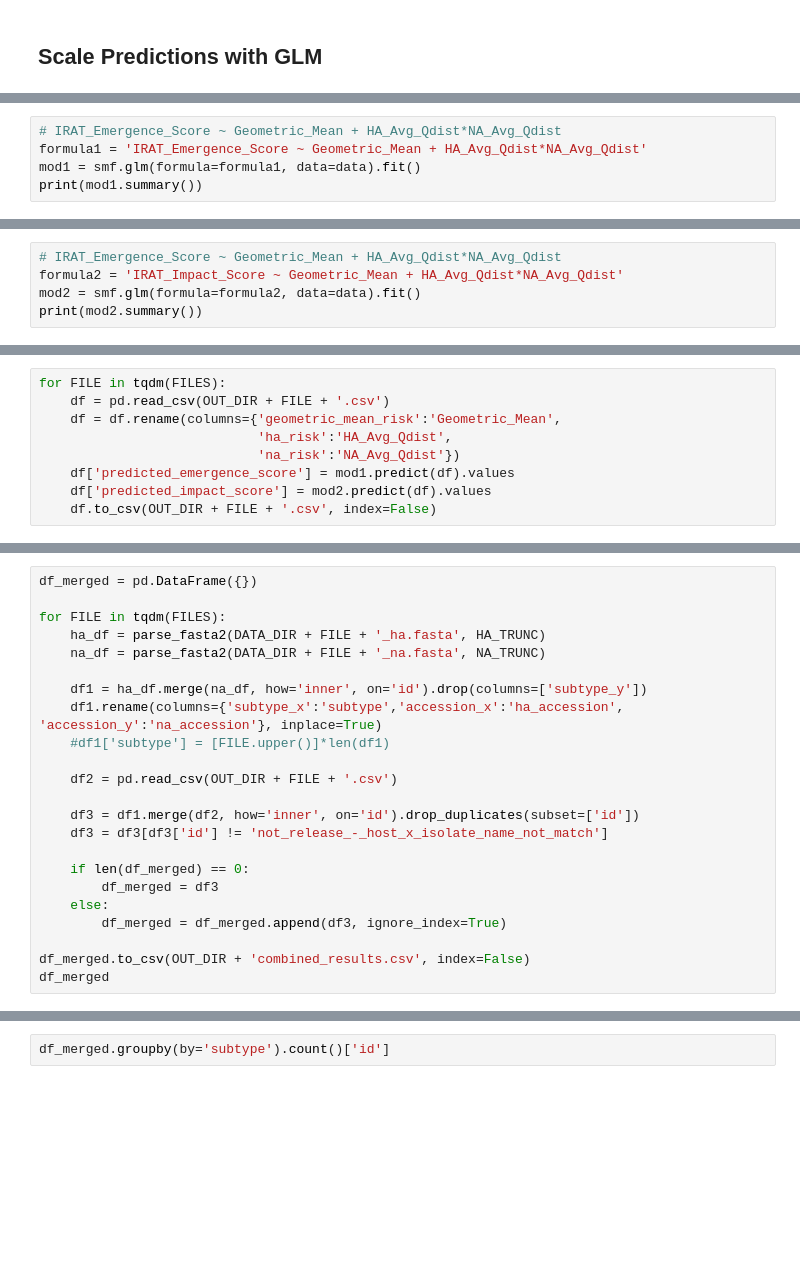
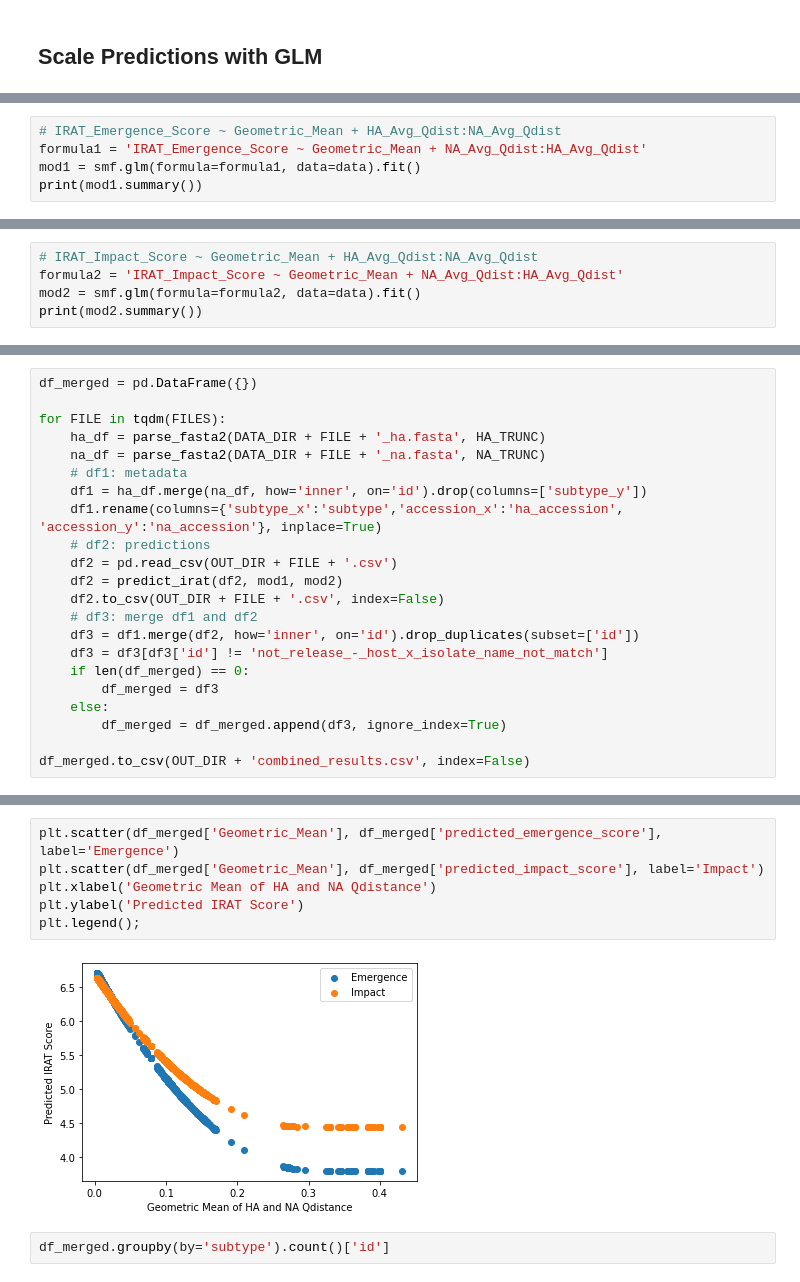
Before and after one commit to zeroknowledgediscovery/emergenet, a Jupyter notebook: irat_qnet/animal_predictions.ipynb, the cells around one changed output, grey strips where cells are left out. Drawn from its saved outputs; the diff is of its cells as text; blank space fills up the shorter version.

```diff
--- a/irat_qnet/animal_predictions.ipynb
+++ b/irat_qnet/animal_predictions.ipynb
@@ -122,6 +155,6 @@ data = data[(data['HA_Avg_Qdist'] > 0) & (data['NA_Avg_Qdist'] > 0)]
 # %%
-# IRAT_Emergence_Score ~ Geometric_Mean + HA_Avg_Qdist*NA_Avg_Qdist
-formula1 = 'IRAT_Emergence_Score ~ Geometric_Mean + HA_Avg_Qdist*NA_Avg_Qdist'
+# IRAT_Emergence_Score ~ Geometric_Mean + HA_Avg_Qdist:NA_Avg_Qdist
+formula1 = 'IRAT_Emergence_Score ~ Geometric_Mean + NA_Avg_Qdist:HA_Avg_Qdist'
 mod1 = smf.glm(formula=formula1, data=data).fit()
 print(mod1.summary())
 # %% [output]
@@ -147,7 +178,7 @@ HA_Avg_Qdist:NA_Avg_Qdist    54.2280     21.474      2.525      0.012      12.13
 =============================================================================================
 # %%
-# IRAT_Emergence_Score ~ Geometric_Mean + HA_Avg_Qdist*NA_Avg_Qdist
-formula2 = 'IRAT_Impact_Score ~ Geometric_Mean + HA_Avg_Qdist*NA_Avg_Qdist'
+# IRAT_Impact_Score ~ Geometric_Mean + HA_Avg_Qdist:NA_Avg_Qdist
+formula2 = 'IRAT_Impact_Score ~ Geometric_Mean + NA_Avg_Qdist:HA_Avg_Qdist'
 mod2 = smf.glm(formula=formula2, data=data).fit()
 print(mod2.summary())
 # %% [output]
@@ -173,10 +202 @@ HA_Avg_Qdist:NA_Avg_Qdist    68.5820     22.736      3.016      0.003      24.02
 =============================================================================================
-# %%
-for FILE in tqdm(FILES):
-    df = pd.read_csv(OUT_DIR + FILE + '.csv')
-    df = df.rename(columns={'geometric_mean_risk':'Geometric_Mean',
-                            'ha_risk':'HA_Avg_Qdist',
-                            'na_risk':'NA_Avg_Qdist'})
-    df['predicted_emergence_score'] = mod1.predict(df).values
-    df['predicted_impact_score'] = mod2.predict(df).values
-    df.to_csv(OUT_DIR + FILE + '.csv', index=False)
@@ -203,20 +206,19 @@ df_merged = pd.DataFrame({})
 for FILE in tqdm(FILES):
     ha_df = parse_fasta2(DATA_DIR + FILE + '_ha.fasta', HA_TRUNC)
     na_df = parse_fasta2(DATA_DIR + FILE + '_na.fasta', NA_TRUNC)
-
+    # df1: metadata
     df1 = ha_df.merge(na_df, how='inner', on='id').drop(columns=['subtype_y'])
     df1.rename(columns={'subtype_x':'subtype','accession_x':'ha_accession', 'accession_y':'na_accession'}, inplace=True)
-    #df1['subtype'] = [FILE.upper()]*len(df1)
-
+    # df2: predictions
     df2 = pd.read_csv(OUT_DIR + FILE + '.csv')
-
+    df2 = predict_irat(df2, mod1, mod2)
+    df2.to_csv(OUT_DIR + FILE + '.csv', index=False)
+    # df3: merge df1 and df2
     df3 = df1.merge(df2, how='inner', on='id').drop_duplicates(subset=['id'])
     df3 = df3[df3['id'] != 'not_release_-_host_x_isolate_name_not_match']
-
     if len(df_merged) == 0:
         df_merged = df3
     else:
         df_merged = df_merged.append(df3, ignore_index=True)
 
 df_merged.to_csv(OUT_DIR + 'combined_results.csv', index=False)
-df_merged
@@ -237,3 +236,11 @@ df_merged
+# %%
+plt.scatter(df_merged['Geometric_Mean'], df_merged['predicted_emergence_score'], label='Emergence')
+plt.scatter(df_merged['Geometric_Mean'], df_merged['predicted_impact_score'], label='Impact')
+plt.xlabel('Geometric Mean of HA and NA Qdistance')
+plt.ylabel('Predicted IRAT Score')
+plt.legend();
+# %% [output]
+[figure, added]
 # %%
 df_merged.groupby(by='subtype').count()['id']
 # %% [output]
```
Also changed, not shown: parts of 11 cells of this notebook, 2 other files.
